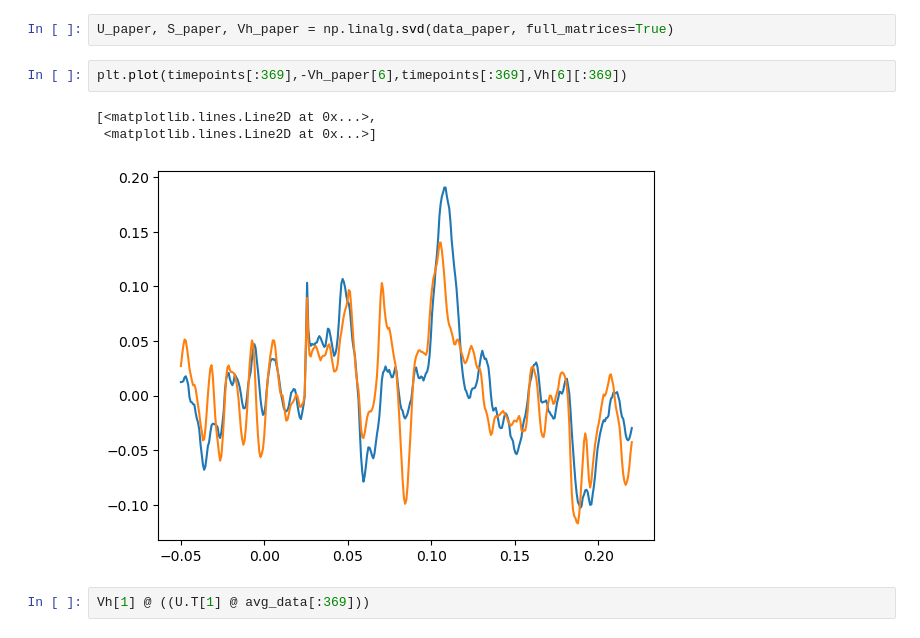
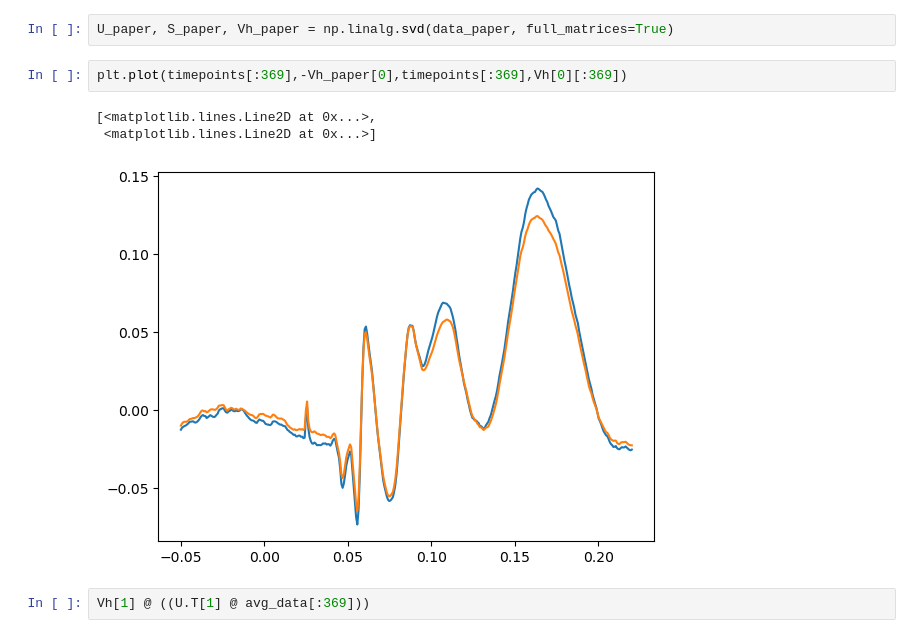
Before and after one commit to allshaks/eeg_llm, a Jupyter notebook: test_open_data.ipynb, the cells around one changed output. Cells and saved outputs as stored; diff of their text form.

```diff
--- a/test_open_data.ipynb
+++ b/test_open_data.ipynb
@@ -113,11 +162,11 @@ plt.show()
 # %%
 U_paper, S_paper, Vh_paper = np.linalg.svd(data_paper, full_matrices=True)
 # %%
-plt.plot(timepoints[:369],-Vh_paper[6],timepoints[:369],Vh[6][:369])
+plt.plot(timepoints[:369],-Vh_paper[0],timepoints[:369],Vh[0][:369])
 # %% [output]
 [<matplotlib.lines.Line2D at 0x...>,
  <matplotlib.lines.Line2D at 0x...>]
-[figure, old version]
+[figure, new version]
 # %%
 Vh[1] @ ((U.T[1] @ avg_data[:369]))
 # %% [output]
```
Also changed, not shown: parts of 7 cells of this notebook.
